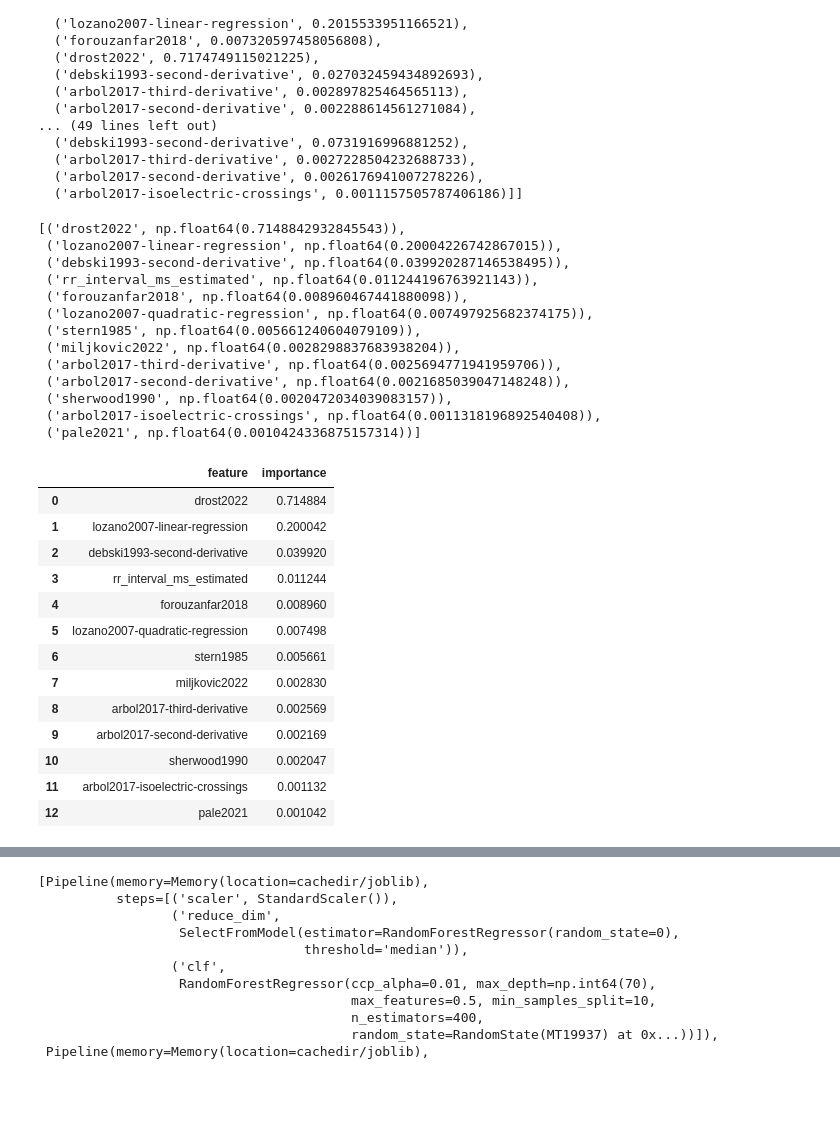
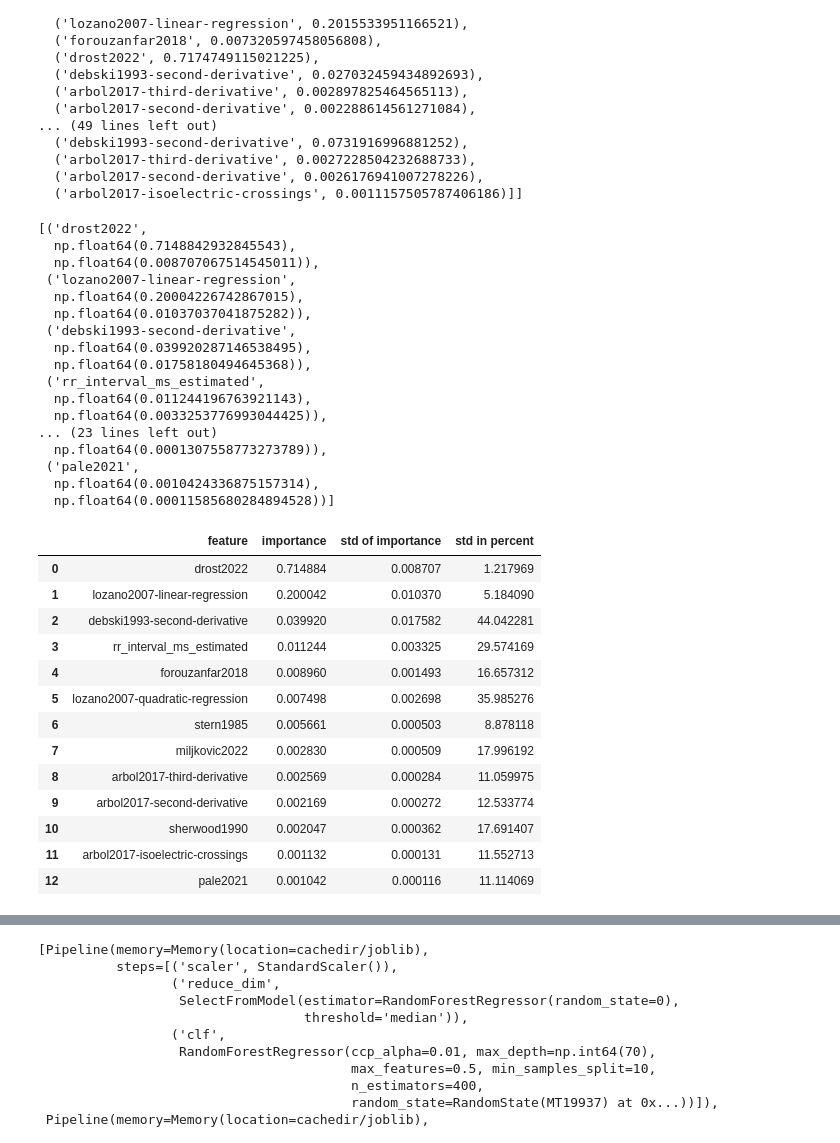
Before and after one commit to empkins/pepbench, a Jupyter notebook: experiments/pep_algorithm_benchmarking/notebooks/ML_analysis/Evaluation/AnalyseModelParameters.ipynb, the cells around one changed output, grey strips where cells are left out. Saved outputs shown, nothing was run; the diff lists cells and outputs as text; code cells hidden in the pictures; blank space fills up the shorter version.

```diff
--- a/experiments/pep_algorithm_benchmarking/notebooks/ML_analysis/Evaluation/AnalyseModelParameters.ipynb
+++ b/experiments/pep_algorithm_benchmarking/notebooks/ML_analysis/Evaluation/AnalyseModelParameters.ipynb
@@ -126,41 +126,46 @@ all_feature_importances
   ('arbol2017-isoelectric-crossings', 0.0011157505787406186)]]
 # %%
 # all feature importances has to be sorted by the feature name
-averaged_feature_importances = list(zip([key for key, value in all_feature_importances[0]], np.mean([[value for key, value in fold] for fold in all_feature_importances], axis=0)))
+averaged_feature_importances = list(zip([key for key, value in all_feature_importances[0]], np.mean([[value for key, value in fold] for fold in all_feature_importances], axis=0), np.std([[value for key, value in fold] for fold in all_feature_importances], axis=0)))
 averaged_feature_importances = sorted(averaged_feature_importances, key=lambda x: x[1], reverse=True)
 averaged_feature_importances
 # %% [output]
-[('drost2022', np.float64(0.7148842932845543)),
- ('lozano2007-linear-regression', np.float64(0.20004226742867015)),
- ('debski1993-second-derivative', np.float64(0.039920287146538495)),
- ('rr_interval_ms_estimated', np.float64(0.011244196763921143)),
- ('forouzanfar2018', np.float64(0.008960467441880098)),
- ('lozano2007-quadratic-regression', np.float64(0.007497925682374175)),
- ('stern1985', np.float64(0.005661240604079109)),
- ('miljkovic2022', np.float64(0.0028298837683938204)),
- ('arbol2017-third-derivative', np.float64(0.0025694771941959706)),
- ('arbol2017-second-derivative', np.float64(0.0021685039047148248)),
- ('sherwood1990', np.float64(0.0020472034039083157)),
- ('arbol2017-isoelectric-crossings', np.float64(0.0011318196892540408)),
- ('pale2021', np.float64(0.0010424336875157314))]
+[('drost2022',
+  np.float64(0.7148842932845543),
+  np.float64(0.008707067514545011)),
+ ('lozano2007-linear-regression',
+  np.float64(0.20004226742867015),
+  np.float64(0.01037037041875282)),
+ ('debski1993-second-derivative',
+  np.float64(0.039920287146538495),
+  np.float64(0.01758180494645368)),
+ ('rr_interval_ms_estimated',
+  np.float64(0.011244196763921143),
+  np.float64(0.0033253776993044425)),
+... (23 lines left out)
+  np.float64(0.0001307558773273789)),
+ ('pale2021',
+  np.float64(0.0010424336875157314),
+  np.float64(0.00011585680284894528))]
 # %%
-averaged_feature_importances_table = pd.DataFrame(averaged_feature_importances, columns=['feature', 'importance'])
+averaged_feature_importances_table = pd.DataFrame(averaged_feature_importances, columns=['feature', 'importance', 'std of importance'])
+averaged_feature_importances_table["std in percent"] = averaged_feature_importances_table["std of importance"] / averaged_feature_importances_table["importance"] * 100
 averaged_feature_importances_table
 # %% [output]
-|  | feature | importance |
-| 0 | drost2022 | 0.714884 |
-| 1 | lozano2007-linear-regression | 0.200042 |
-| 2 | debski1993-second-derivative | 0.039920 |
-| 3 | rr_interval_ms_estimated | 0.011244 |
-| 4 | forouzanfar2018 | 0.008960 |
-| 5 | lozano2007-quadratic-regression | 0.007498 |
-| 6 | stern1985 | 0.005661 |
-| 7 | miljkovic2022 | 0.002830 |
-| 8 | arbol2017-third-derivative | 0.002569 |
-| 9 | arbol2017-second-derivative | 0.002169 |
-| 10 | sherwood1990 | 0.002047 |
-| 11 | arbol2017-isoelectric-crossings | 0.001132 |
-| 12 | pale2021 | 0.001042 |
+|  | feature | importance | std of importance | std in percent |
+| 0 | drost2022 | 0.714884 | 0.008707 | 1.217969 |
+| 1 | lozano2007-linear-regression | 0.200042 | 0.010370 | 5.184090 |
+| 2 | debski1993-second-derivative | 0.039920 | 0.017582 | 44.042281 |
+| 3 | rr_interval_ms_estimated | 0.011244 | 0.003325 | 29.574169 |
+| 4 | forouzanfar2018 | 0.008960 | 0.001493 | 16.657312 |
+| 5 | lozano2007-quadratic-regression | 0.007498 | 0.002698 | 35.985276 |
+| 6 | stern1985 | 0.005661 | 0.000503 | 8.878118 |
+| 7 | miljkovic2022 | 0.002830 | 0.000509 | 17.996192 |
+| 8 | arbol2017-third-derivative | 0.002569 | 0.000284 | 11.059975 |
+| 9 | arbol2017-second-derivative | 0.002169 | 0.000272 | 12.533774 |
+| 10 | sherwood1990 | 0.002047 | 0.000362 | 17.691407 |
+| 11 | arbol2017-isoelectric-crossings | 0.001132 | 0.000131 | 11.552713 |
+| 12 | pale2021 | 0.001042 | 0.000116 | 11.114069 |
 # %%
 algo_impute_nan = algo_dict_impute_nan["SS_SFM_RFR_RR-Interval-Median-Imputed"]
 # %%
```
Also changed, not shown: 1 other file.
